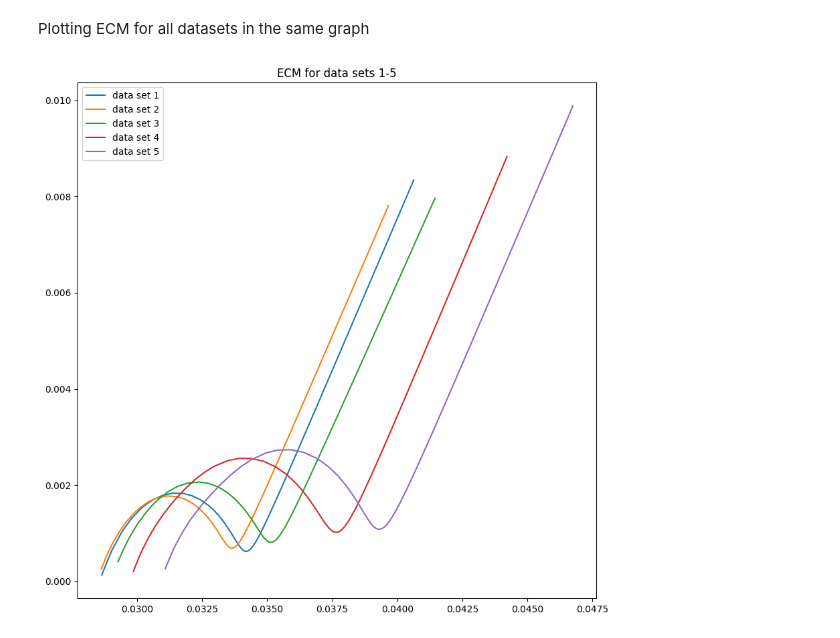
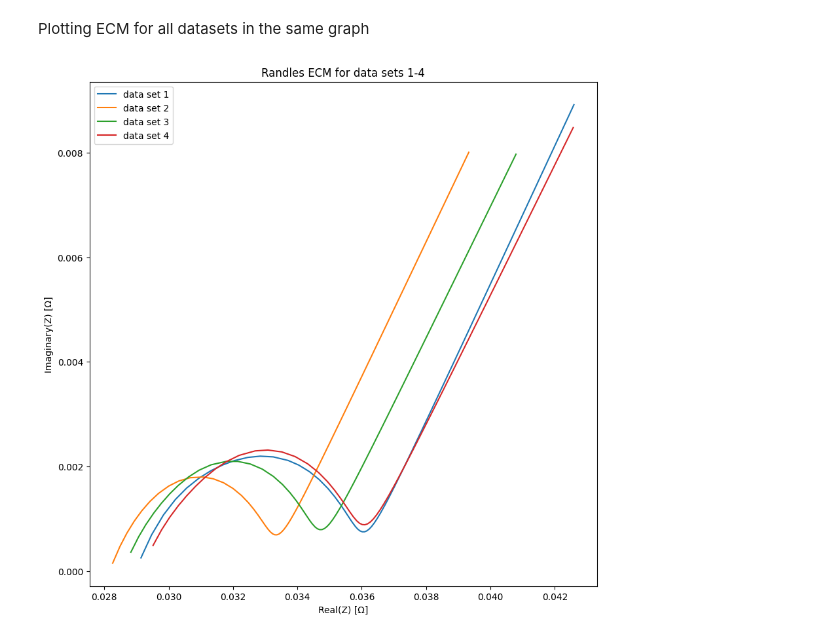
Before and after one commit to samaard2001/EIS-code, a Jupyter notebook: Code/EIS_ECM_Randles.ipynb, the cells around one changed output. Cells and saved outputs as stored; diff of their text form; code cells hidden in the pictures.

```diff
--- a/Code/EIS_ECM_Randles.ipynb
+++ b/Code/EIS_ECM_Randles.ipynb
@@ -304,17 +334,22 @@ plt.show()
 # %% [markdown]
 Plotting ECM for all datasets in the same graph
 # %%
-def plot_ECMs():
+'''
+def plot_all_sets(name, parametre, calc_func, optimize_func):
     fig, ax = plt.subplots(figsize=(10, 10))
     #ax.scatter(np.array(get_exp_data(i, "")[0][0]), -np.array(get_exp_data(i, "")[0][1]), label=f"Experimental", color = 'red')
-    for k in range(1, 6):
-        dic_elems, final_diff, frequencies, list_elems = optimize_diff(k)
-        Z_randles = calc_Z(list_elems, frequencies)
+    for k in range(1, 5):
+        dic_elems, final_diff, frequencies, list_elems = optimize_func(k, parametre, calc_func)
+        Z_randles = calc_randles_Z(list_elems, frequencies)
         ax.plot(Z_randles.real, -Z_randles.imag, label = f'data set '+str(k))
     plt.legend()
-    plt.title("ECM for data sets 1-5")
+    plt.xlabel('Real(Z) [Ω]')
+    plt.ylabel('Imaginary(Z) [Ω]')
+    plt.title(name+" ECM for data sets 1-4")
     plt.show()
 
-plot_ECMs()
+'''
+
+plot_all_sets("Randles", a_randles, calc_randles_Z, optimize_diff)
 # %% [output]
-[figure, old version]
+[figure, new version]
```
Also changed, not shown: parts of 9 cells of this notebook, 15 other files.
